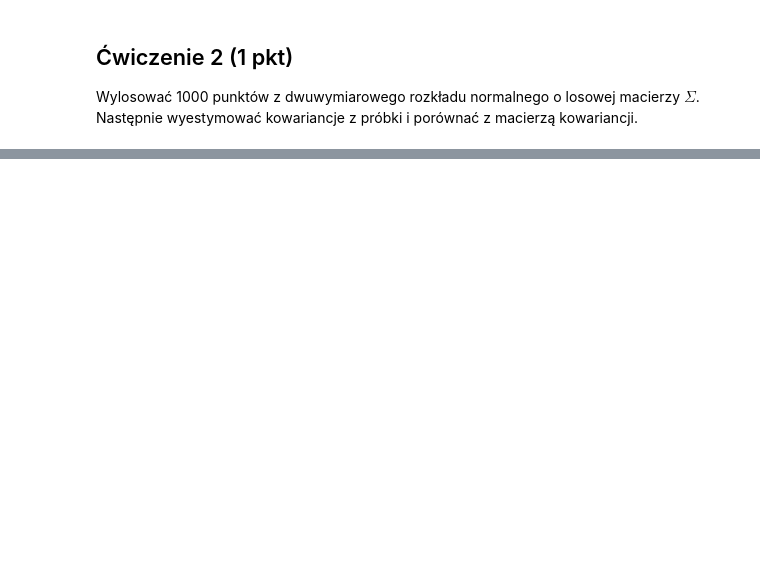
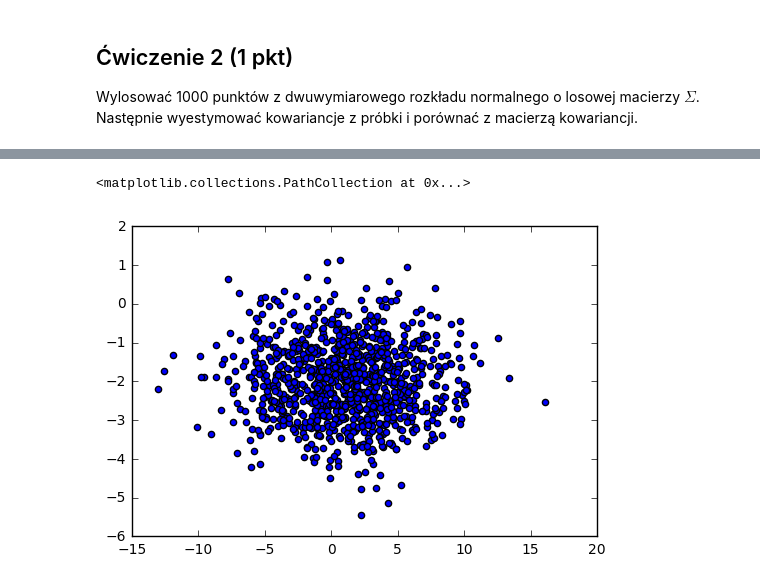
Before and after one commit to klasocha/ml_notebooks, a Jupyter notebook: L2b.ipynb, the cells around one changed output, grey strips where cells are left out. Drawn from its saved outputs; the diff is of its cells as text; code cells hidden in the pictures; blank space fills up the shorter version.

```diff
--- a/L2b.ipynb
+++ b/L2b.ipynb
@@ -135,0 +151,5 @@ print(est_cov)
+# %%
+plt.scatter(n1, n2)
+# %% [output]
+<matplotlib.collections.PathCollection at 0x...>
+[figure, added]
```
Also changed, not shown: parts of 29 cells of this notebook.
